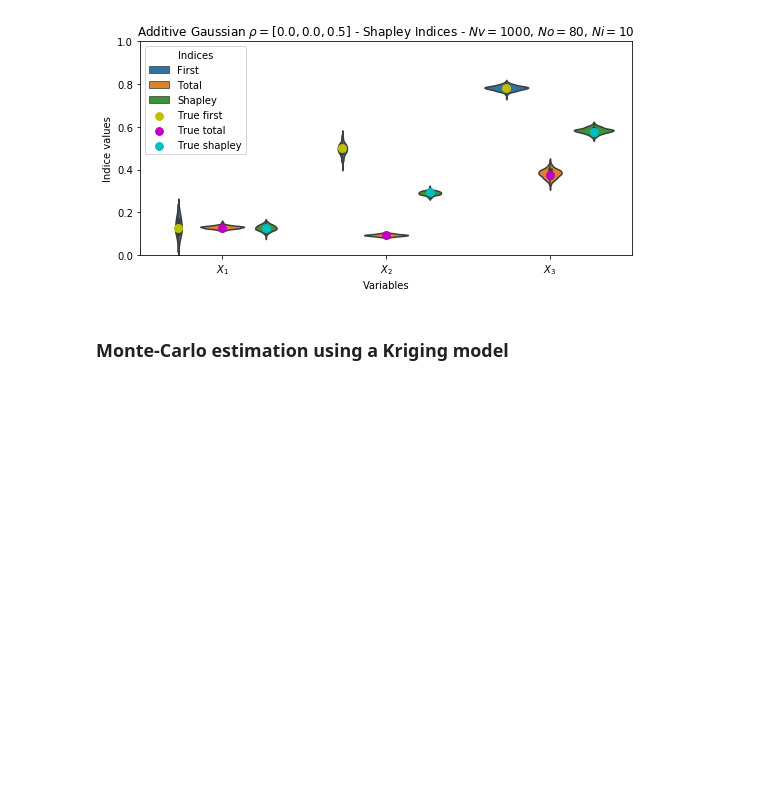
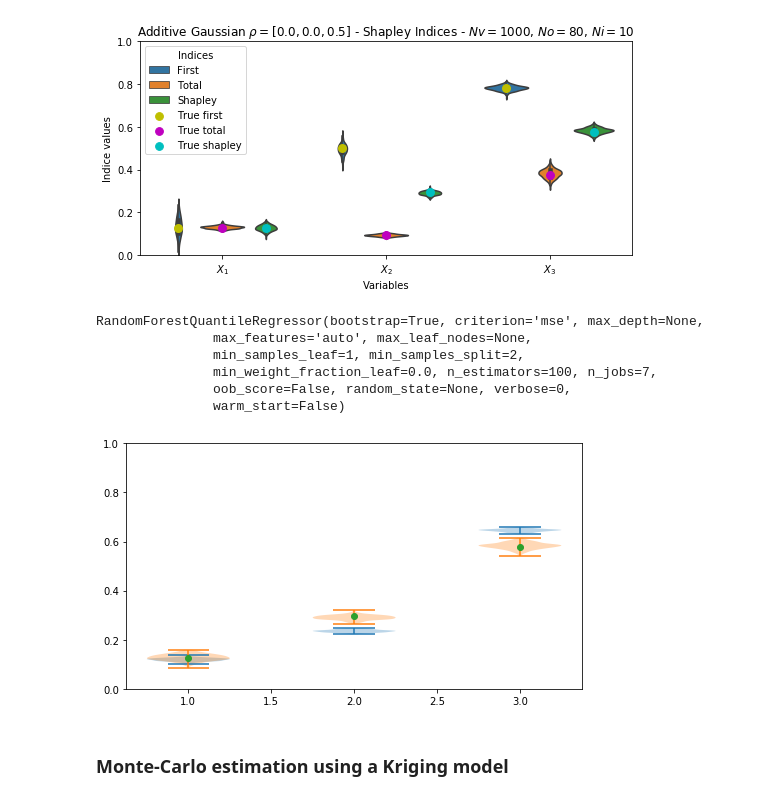
Before and after one commit to josephmure/otshapley, a Jupyter notebook: examples/shapley-gaussian.ipynb, the cells around one changed output. Drawn from its saved outputs; the diff is of its cells as text; code cells hidden in the pictures; blank space fills up the shorter version.

```diff
--- a/examples/shapley-gaussian.ipynb
+++ b/examples/shapley-gaussian.ipynb
@@ -71,6 +69,34 @@ ax.set_ylim(ylim)
 fig.tight_layout()
 # %% [output]
 [figure]
+# %%
+X = np.asarray(model.get_input_sample(10000, 'monte-carlo'))
+y = model(X)
+# %%
+from skgarden import RandomForestQuantileRegressor
+from shapley.forest import compute_perm_indices, compute_shap_indices
+n_tree = 100
+rfq = RandomForestQuantileRegressor(n_estimators=n_tree, n_jobs=7)
+rfq.fit(X, y)
+# %% [output]
+RandomForestQuantileRegressor(bootstrap=True, criterion='mse', max_depth=None,
+               max_features='auto', max_leaf_nodes=None,
+               min_samples_leaf=1, min_samples_split=2,
+               min_weight_fraction_leaf=0.0, n_estimators=100, n_jobs=7,
+               oob_score=False, random_state=None, verbose=0,
+               warm_start=False)
+# %%
+indices = compute_shap_indices(rfq, X, y)
+# %%
+fig, ax = plt.subplots(figsize=(7, 4))
+ax.violinplot(indices.T)
+ax.violinplot(shapley_results.full_shapley_indices.T)
+ax.plot(range(1, 4), model.shapley_indices, 'o')
+#ax.violinplot(sobol_results['full'].full_total_indices.T)
+ax.set_ylim(ylim)
+fig.tight_layout()
+# %% [output]
+[figure, added]
 # %% [markdown]
 ### Monte-Carlo estimation using a Kriging model
 # %%
```
Also changed, not shown: parts of 2 cells of this notebook, 5 other files.
